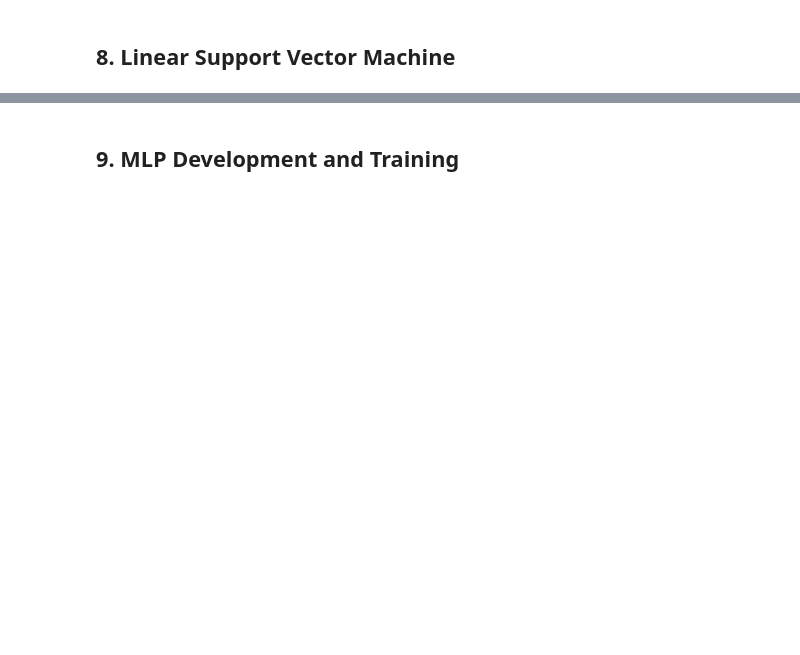
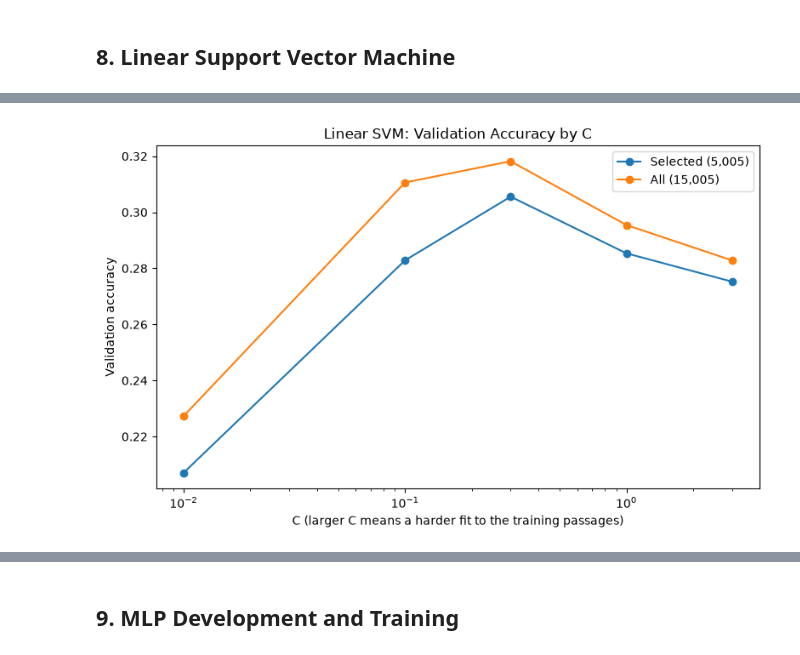
Before and after one commit to GarrettFordARTI405/ARTI450-Name-That-LLM, a Jupyter notebook: NameThatLLM.ipynb, the cells around one changed output, grey strips where cells are left out. Saved outputs shown, nothing was run; the diff lists cells and outputs as text; code cells hidden in the pictures; blank space fills up the shorter version.

```diff
--- a/NameThatLLM.ipynb
+++ b/NameThatLLM.ipynb
@@ -405,0 +513,80 @@ We used chi-square feature selection to reduce the TF-IDF features from 15,000 t
+# %%
+from sklearn.svm import LinearSVC
+
+# C controls the penalty on points that fall inside the margin.
+C_values = [0.01, 0.1, 0.3, 1, 3]
+
+svm_matrices = {
+    "Selected (5,005)": (X_train_selected, X_val_selected, X_test_selected),
+    "All (15,005)": (X_train_all, X_val_all, X_test_all),
+}
+
+svm_rows = []
+
+for feature_name, (X_tr, X_va, X_te) in svm_matrices.items():
+    for C in C_values:
+        model = LinearSVC(
+            C=C,
+            dual=True,
+            max_iter=4000,
+            random_state=42,
+        )
+        model.fit(X_tr, y_train)
+
+        svm_rows.append({
+            "Features": feature_name,
+            "C": C,
+            "Training accuracy": accuracy_score(y_train, model.predict(X_tr)),
+            "Validation accuracy": accuracy_score(y_val, model.predict(X_va)),
+        })
+
+svm_results = pd.DataFrame(svm_rows)
+display(svm_results.round(3))
+
+plt.figure(figsize=(8, 5))
+
+for feature_name, group in svm_results.groupby("Features", sort=False):
+    plt.plot(
+        group["C"],
+        group["Validation accuracy"],
+        marker="o",
+        label=feature_name,
+    )
+
+plt.xscale("log")
+plt.xlabel("C (larger C means a harder fit to the training passages)")
+plt.ylabel("Validation accuracy")
+plt.title("Linear SVM: Validation Accuracy by C")
+plt.legend()
+plt.tight_layout()
+plt.show()
+
+best_svm = (
+    svm_results
+    .sort_values(["Validation accuracy", "Training accuracy"], ascending=[False, True])
+    .iloc[0]
+)
+
+svm_X_train, svm_X_val, svm_X_test = svm_matrices[best_svm["Features"]]
+
+svm_model = LinearSVC(
+    C=best_svm["C"],
+    dual=True,
+    max_iter=4000,
+    random_state=42,
+)
+svm_model.fit(svm_X_train, y_train)
+
+print(
+    "Chosen linear SVM:",
+    best_svm["Features"],
+    "with C =",
+    best_svm["C"],
+)
+print(
+    "Training accuracy:",
+    round(best_svm["Training accuracy"], 3),
+    "| Validation accuracy:",
+    round(best_svm["Validation accuracy"], 3),
+)
+# %% [output]
@@ -405,0 +604 @@ We used chi-square feature selection to reduce the TF-IDF features from 15,000 t
+[figure, added]
```
Also changed, not shown: parts of 10 cells of this notebook.
